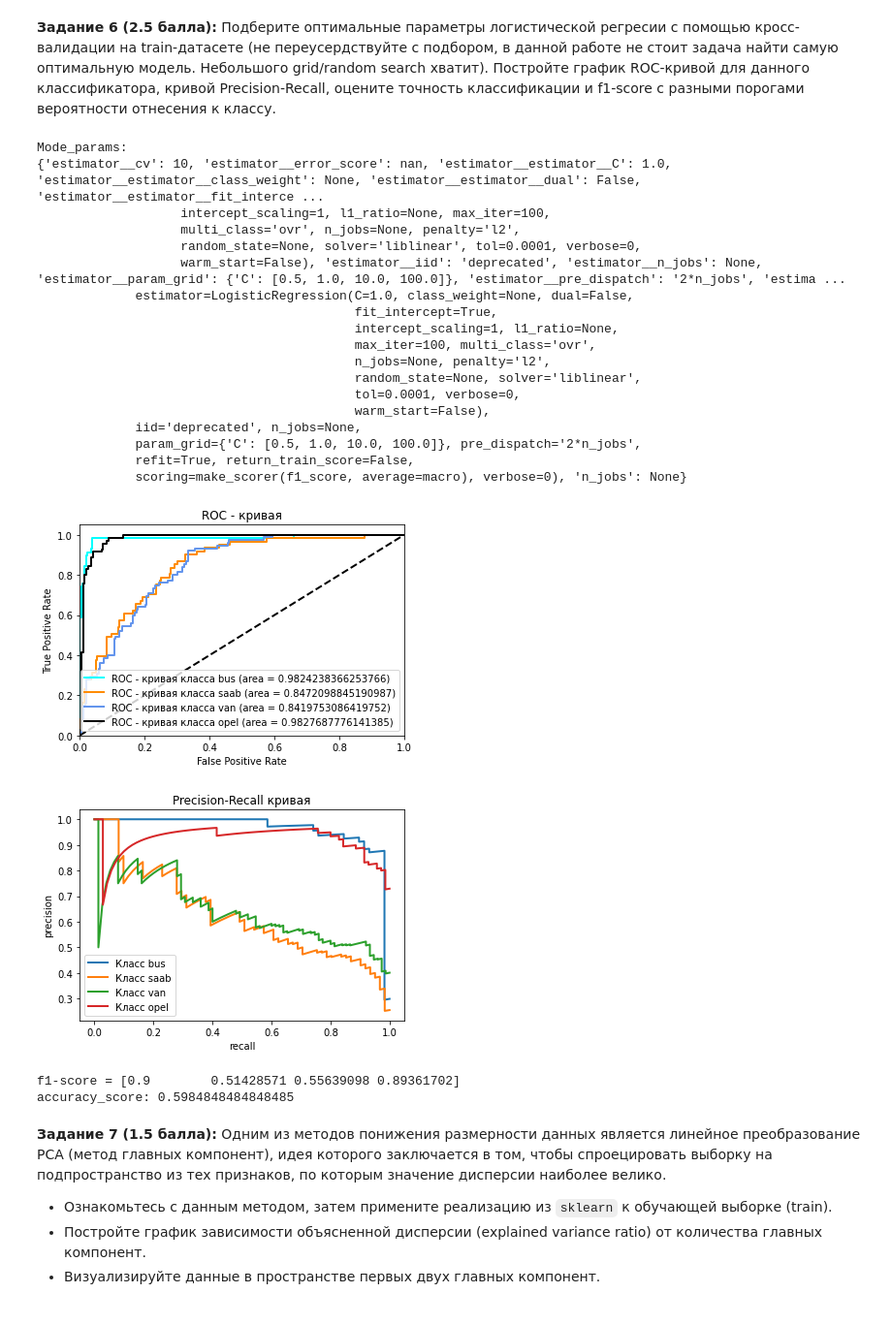
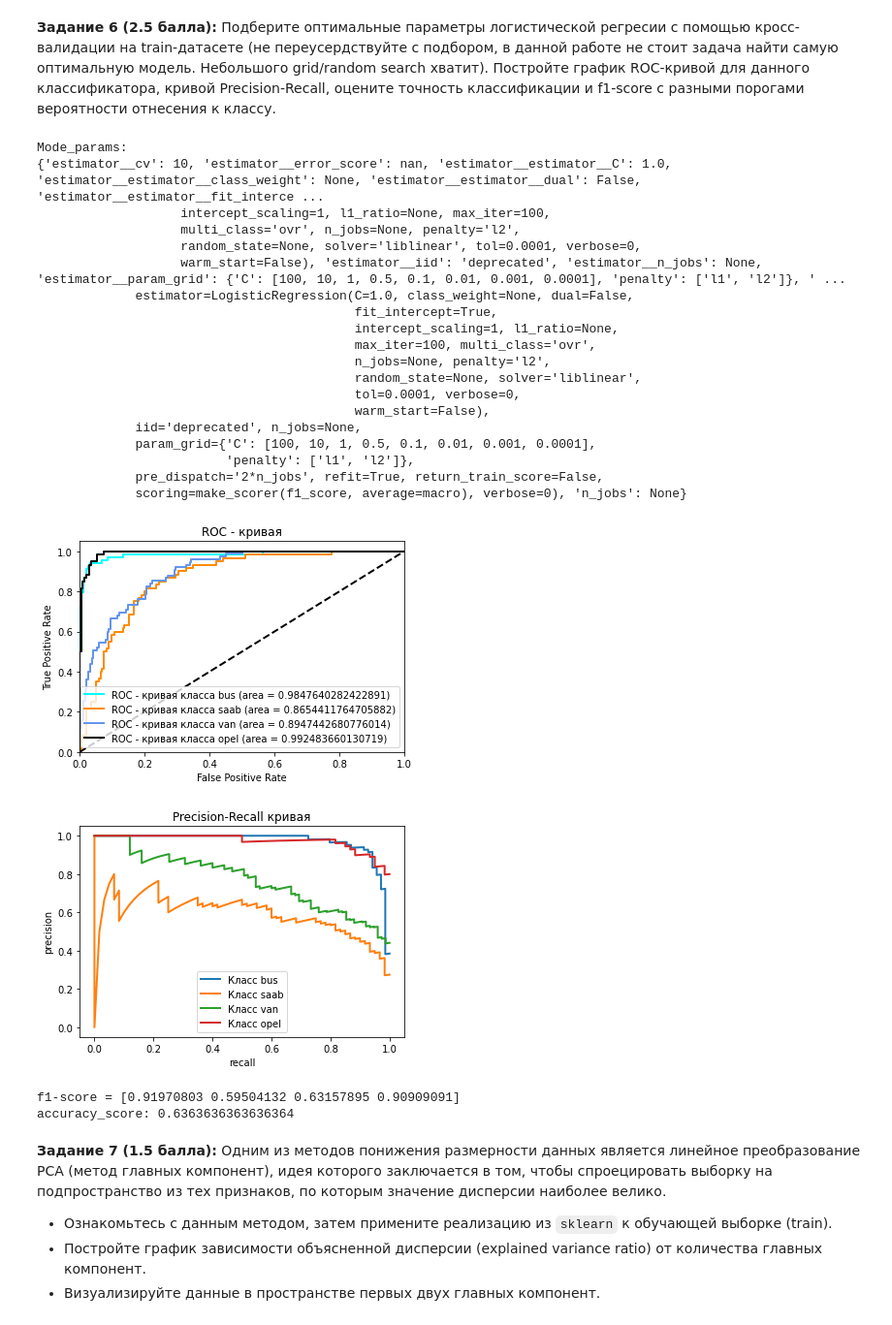
Before and after one commit to dep-810b-studs/mipt-python, a Jupyter notebook: tasks/mipt-python-task-ml.ipynb, the cells around one changed output. Shown at 97% size. Saved outputs shown, nothing was run; the diff lists cells and outputs as text; code cells hidden in the pictures.

```diff
--- a/tasks/mipt-python-task-ml.ipynb
+++ b/tasks/mipt-python-task-ml.ipynb
@@ -125,10 +125,10 @@ from sklearn import preprocessing
 
 corralation_matrix = dataframe.corr().abs()
 print(corralation_matrix)
-upper_triangle = corralation_matrix.where(np.triu(np.ones(corr_matrix.shape), k=1).astype(np.bool))
-columns_to_drop = [column for column in upper.columns if any(upper_triangle[column] > 0.95)]
+upper_triangle = corralation_matrix.where(np.triu(np.ones(corralation_matrix.shape), k=1).astype(np.bool))
+columns_to_drop = [column for column in upper_triangle.columns if any(upper_triangle[column] > 0.95)]
 
-X = dataframe.drop(df[to_drop], axis=1)
+X = dataframe.drop(dataframe[columns_to_drop], axis=1)
 X = preprocessing.scale(X)
 
 print(X)
@@ -174,13 +174,12 @@ from sklearn.multiclass import OneVsRestClassifier
 import matplotlib.pyplot as plt
 
 targets = ["bus", "saab", "van", "opel"]
-dict_tests = {"bus":0}
 
 X_train, X_test, y_train, y_test = train_test_split(X, label_target, test_size=0.35)
 
 model = OneVsRestClassifier(GridSearchCV(LogisticRegression(solver='liblinear', multi_class='ovr'),
                      cv=10,
-                     param_grid={"C": [0.5, 1.0, 10.0, 100.0]},
+                     param_grid={"C": [100, 10, 1, 0.5, 0.1, 0.01, 0.001, 0.0001], "penalty" : ["l1","l2"]},
                      scoring=make_scorer(f1_score, **{'average':'macro'})))
 
 model.fit(X_train, y_train)
@@ -199,7 +198,7 @@ for i in range(count_classes):
 
 lw = 2
 colors = list(['aqua', 'darkorange', 'cornflowerblue','black'])
-for i, color in zip(range(n_classes), colors):
+for i, color in zip(range(count_classes), colors):
     plt.plot(fpr[i], tpr[i], color=color, lw=lw,
              label=f'ROC - кривая класса {targets[i]} (area = {roc_auc[i]})')
 
@@ -216,40 +215,41 @@ precision = dict()
 recall = dict()
 for i in range(count_classes):
     precision[i], recall[i], _ = precision_recall_curve(y_test[:, i],
                                                         features[:, i])
     plt.plot(recall[i], precision[i], lw=2, label=f'Класс {targets[i]}')
 
 plt.xlabel("recall")
 plt.ylabel("precision")
 plt.legend(loc="best")
 plt.title("Precision-Recall кривая")
 plt.show()
 
 print(f'f1-score = {f1_score(y_test, model.predict(X_test), average=None)}')
 print("accuracy_score:", accuracy_score(y_test, model.predict(X_test)))
 # %% [output]
 Mode_params:
 {'estimator__cv': 10, 'estimator__error_score': nan, 'estimator__estimator__C': 1.0, 'estimator__estimator__class_weight': None, 'estimator__estimator__dual': False, 'estimator__estimator__fit_interce ...
                    intercept_scaling=1, l1_ratio=None, max_iter=100,
                    multi_class='ovr', n_jobs=None, penalty='l2',
                    random_state=None, solver='liblinear', tol=0.0001, verbose=0,
-                   warm_start=False), 'estimator__iid': 'deprecated', 'estimator__n_jobs': None, 'estimator__param_grid': {'C': [0.5, 1.0, 10.0, 100.0]}, 'estimator__pre_dispatch': '2*n_jobs', 'estima ...
+                   warm_start=False), 'estimator__iid': 'deprecated', 'estimator__n_jobs': None, 'estimator__param_grid': {'C': [100, 10, 1, 0.5, 0.1, 0.01, 0.001, 0.0001], 'penalty': ['l1', 'l2']}, ' ...
              estimator=LogisticRegression(C=1.0, class_weight=None, dual=False,
                                           fit_intercept=True,
                                           intercept_scaling=1, l1_ratio=None,
                                           max_iter=100, multi_class='ovr',
                                           n_jobs=None, penalty='l2',
                                           random_state=None, solver='liblinear',
                                           tol=0.0001, verbose=0,
                                           warm_start=False),
              iid='deprecated', n_jobs=None,
-             param_grid={'C': [0.5, 1.0, 10.0, 100.0]}, pre_dispatch='2*n_jobs',
-             refit=True, return_train_score=False,
+             param_grid={'C': [100, 10, 1, 0.5, 0.1, 0.01, 0.001, 0.0001],
+                         'penalty': ['l1', 'l2']},
+             pre_dispatch='2*n_jobs', refit=True, return_train_score=False,
              scoring=make_scorer(f1_score, average=macro), verbose=0), 'n_jobs': None}
-[figure, old version]
+[figure, new version]
-[figure, old version]
+[figure, new version]
-f1-score = [0.9        0.51428571 0.55639098 0.89361702]
-accuracy_score: 0.5984848484848485
+f1-score = [0.91970803 0.59504132 0.63157895 0.90909091]
+accuracy_score: 0.6363636363636364
 # %% [markdown]
 __Задание 7 (1.5 балла):__ Одним из методов понижения размерности данных является линейное преобразование PCA (метод главных компонент), идея которого заключается в том, чтобы спроецировать выборку на подпространство из тех признаков, по которым значение дисперсии наиболее велико.
 
```
Also changed, not shown: parts of 15 cells of this notebook.
